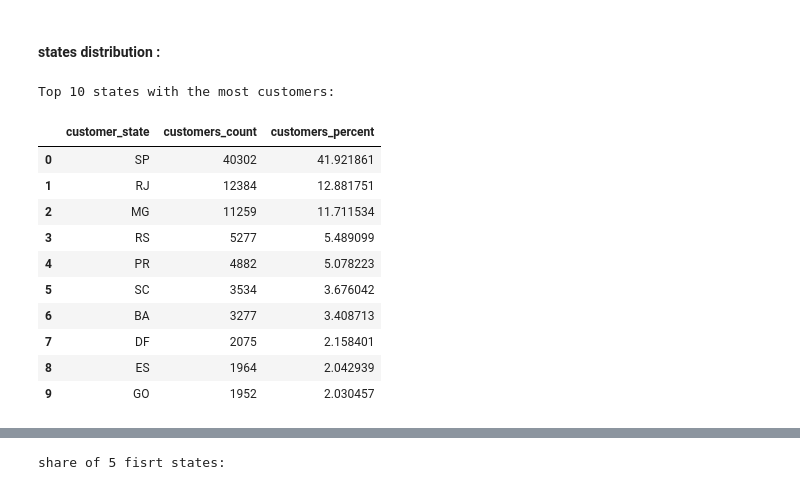
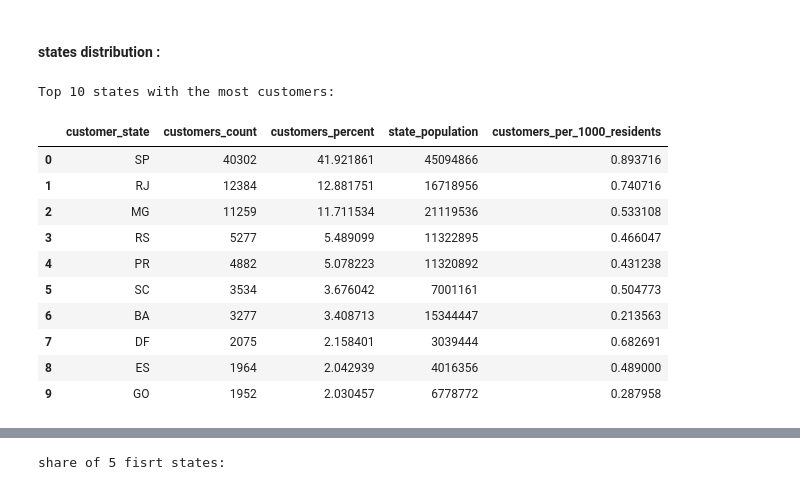
Before and after one commit to Abolfazl-Moradi006/Olist-data-analysis, a Jupyter notebook: Notebooks/4_Customer_Geographic_Analysis.ipynb, the cells around one changed output, grey strips where cells are left out. Drawn from its saved outputs; the diff is of its cells as text; code cells hidden in the pictures.

Commit message:
update customer ratio per population

```diff
--- a/Notebooks/4_Customer_Geographic_Analysis.ipynb
+++ b/Notebooks/4_Customer_Geographic_Analysis.ipynb
@@ -59,25 +59,34 @@ Counting `customer_id` values as unique people would incorrectly classify repeat
 # %%
 states = con.sql("""
     select customer_state,
             count(distinct customer_unique_id) as customers_count,
             count(distinct customer_unique_id) * 100 / sum(count(distinct customer_unique_id)) over() as customers_percent
     from customers
     group by customer_state
     order by customers_count desc
 """).df()
 
+states_population = pd.read_csv("../Data/Raw/brazil_states_population.csv")
+
+states = states.merge(states_population,
+                      left_on="customer_state",
+                      right_on="states",
+                      how="left").drop(columns="states")
+
+states["customers_per_1000_residents"] = (states["customers_count"] / states["state_population"]) * 1000
+
 print("Top 10 states with the most customers:")
 display(states.head(10))
 # %% [output]
 Top 10 states with the most customers:
-|  | customer_state | customers_count | customers_percent |
-| 0 | SP | 40302 | 41.921861 |
-| 1 | RJ | 12384 | 12.881751 |
-| 2 | MG | 11259 | 11.711534 |
-| 3 | RS | 5277 | 5.489099 |
-| 4 | PR | 4882 | 5.078223 |
-| 5 | SC | 3534 | 3.676042 |
-| 6 | BA | 3277 | 3.408713 |
-| 7 | DF | 2075 | 2.158401 |
-| 8 | ES | 1964 | 2.042939 |
-| 9 | GO | 1952 | 2.030457 |
+|  | customer_state | customers_count | customers_percent | state_population | customers_per_1000_residents |
+| 0 | SP | 40302 | 41.921861 | 45094866 | 0.893716 |
+| 1 | RJ | 12384 | 12.881751 | 16718956 | 0.740716 |
+| 2 | MG | 11259 | 11.711534 | 21119536 | 0.533108 |
+| 3 | RS | 5277 | 5.489099 | 11322895 | 0.466047 |
+| 4 | PR | 4882 | 5.078223 | 11320892 | 0.431238 |
+| 5 | SC | 3534 | 3.676042 | 7001161 | 0.504773 |
+| 6 | BA | 3277 | 3.408713 | 15344447 | 0.213563 |
+| 7 | DF | 2075 | 2.158401 | 3039444 | 0.682691 |
+| 8 | ES | 1964 | 2.042939 | 4016356 | 0.489000 |
+| 9 | GO | 1952 | 2.030457 | 6778772 | 0.287958 |
```
Also changed, not shown: parts of 3 cells of this notebook.
